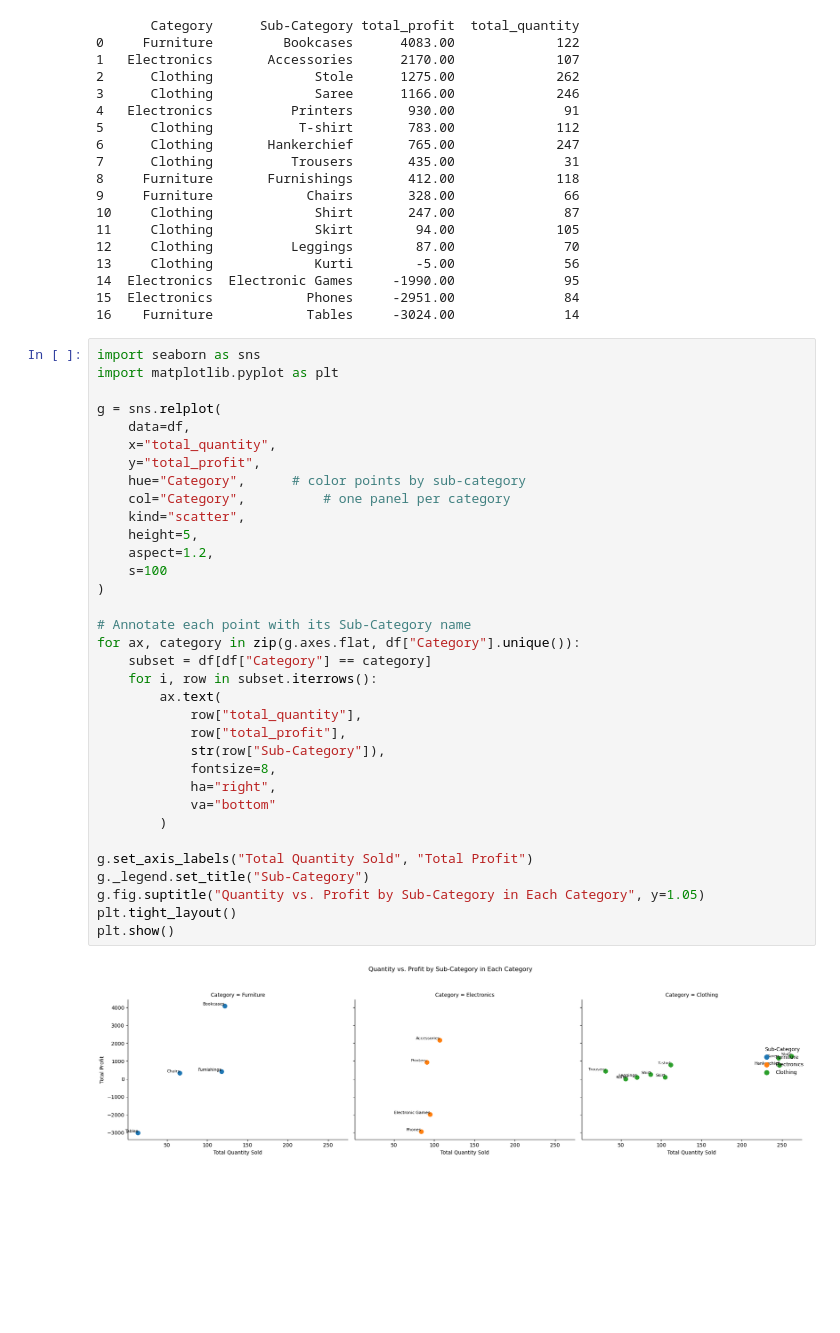
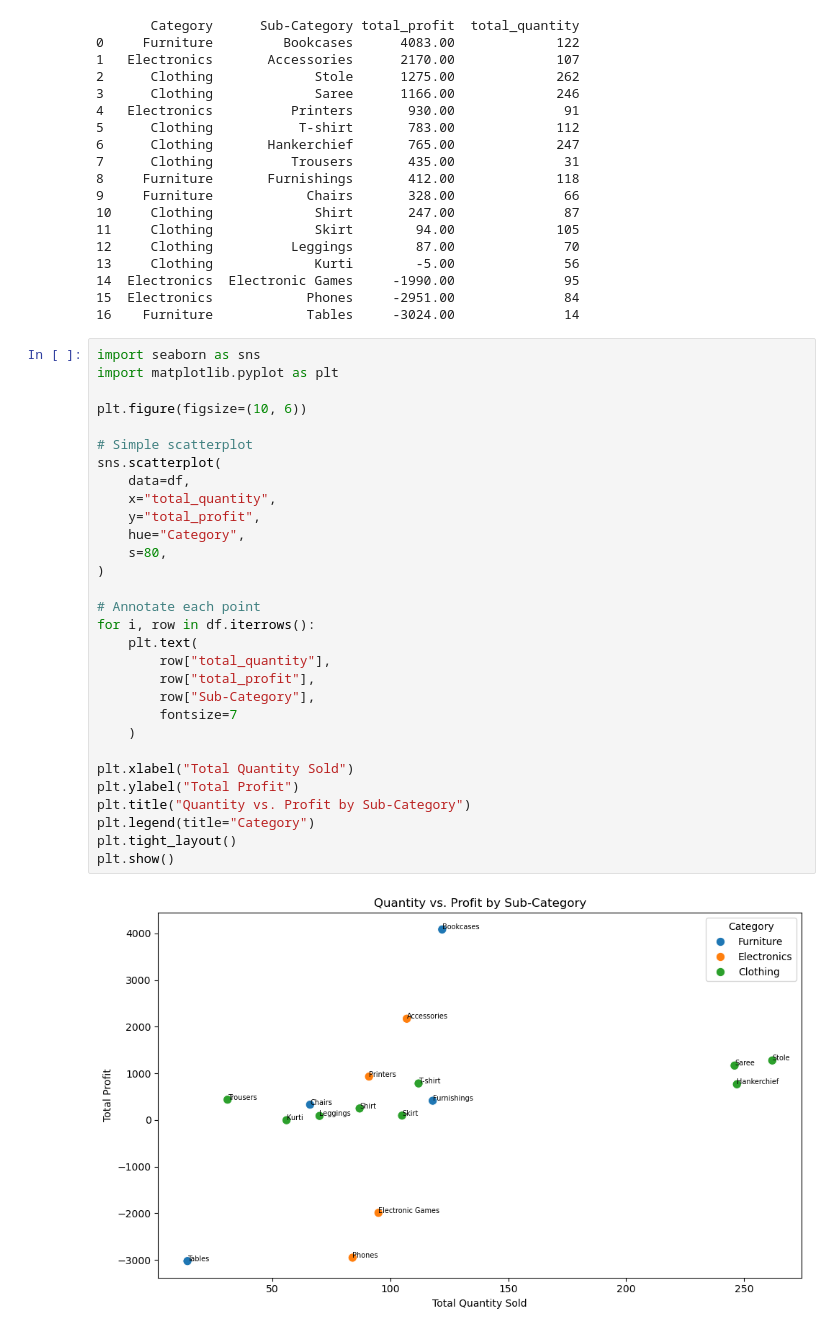
Before and after one commit to pramodkumarpodila-source/E-Commerce-Data-Analysis-PostgreSQL-psycopg2-and-JupyterLab, a Jupyter notebook: Analysis_Geny.ipynb, the cells around one changed output. Drawn from its saved outputs; the diff is of its cells as text; blank space fills up the shorter version.

Commit message:
Updating visualitation of Quantity vs. Profit by Sub-Category

```diff
--- a/Analysis_Geny.ipynb
+++ b/Analysis_Geny.ipynb
@@ -378,39 +378,35 @@ print(df)
 14  Electronics  Electronic Games     -1990.00              95
 15  Electronics            Phones     -2951.00              84
 16    Furniture            Tables     -3024.00              14
-# %%
-import seaborn as sns
-import matplotlib.pyplot as plt
-
-g = sns.relplot(
-    data=df,
-    x="total_quantity",
-    y="total_profit",
-    hue="Category",      # color points by sub-category
-    col="Category",          # one panel per category
-    kind="scatter",
-    height=5,
-    aspect=1.2,
-    s=100
-)
-
-# Annotate each point with its Sub-Category name
-for ax, category in zip(g.axes.flat, df["Category"].unique()):
-    subset = df[df["Category"] == category]
-    for i, row in subset.iterrows():
-        ax.text(
-            row["total_quantity"],
-            row["total_profit"],
-            str(row["Sub-Category"]),
-            fontsize=8,
-            ha="right",
-            va="bottom"
-        )
-
-g.set_axis_labels("Total Quantity Sold", "Total Profit")
-g._legend.set_title("Sub-Category")
-g.fig.suptitle("Quantity vs. Profit by Sub-Category in Each Category", y=1.05)
-plt.tight_layout()
-plt.show()
-# %% [output]
-[figure, removed]
+# %%
+import seaborn as sns
+import matplotlib.pyplot as plt
+
+plt.figure(figsize=(10, 6))
+
+# Simple scatterplot
+sns.scatterplot(
+    data=df,
+    x="total_quantity",
+    y="total_profit",
+    hue="Category",
+    s=80,
+)
+
+# Annotate each point
+for i, row in df.iterrows():
+    plt.text(
+        row["total_quantity"],
+        row["total_profit"],
+        row["Sub-Category"],
+        fontsize=7
+    )
+
+plt.xlabel("Total Quantity Sold")
+plt.ylabel("Total Profit")
+plt.title("Quantity vs. Profit by Sub-Category")
+plt.legend(title="Category")
+plt.tight_layout()
+plt.show()
+# %% [output]
+[figure, added]
```
